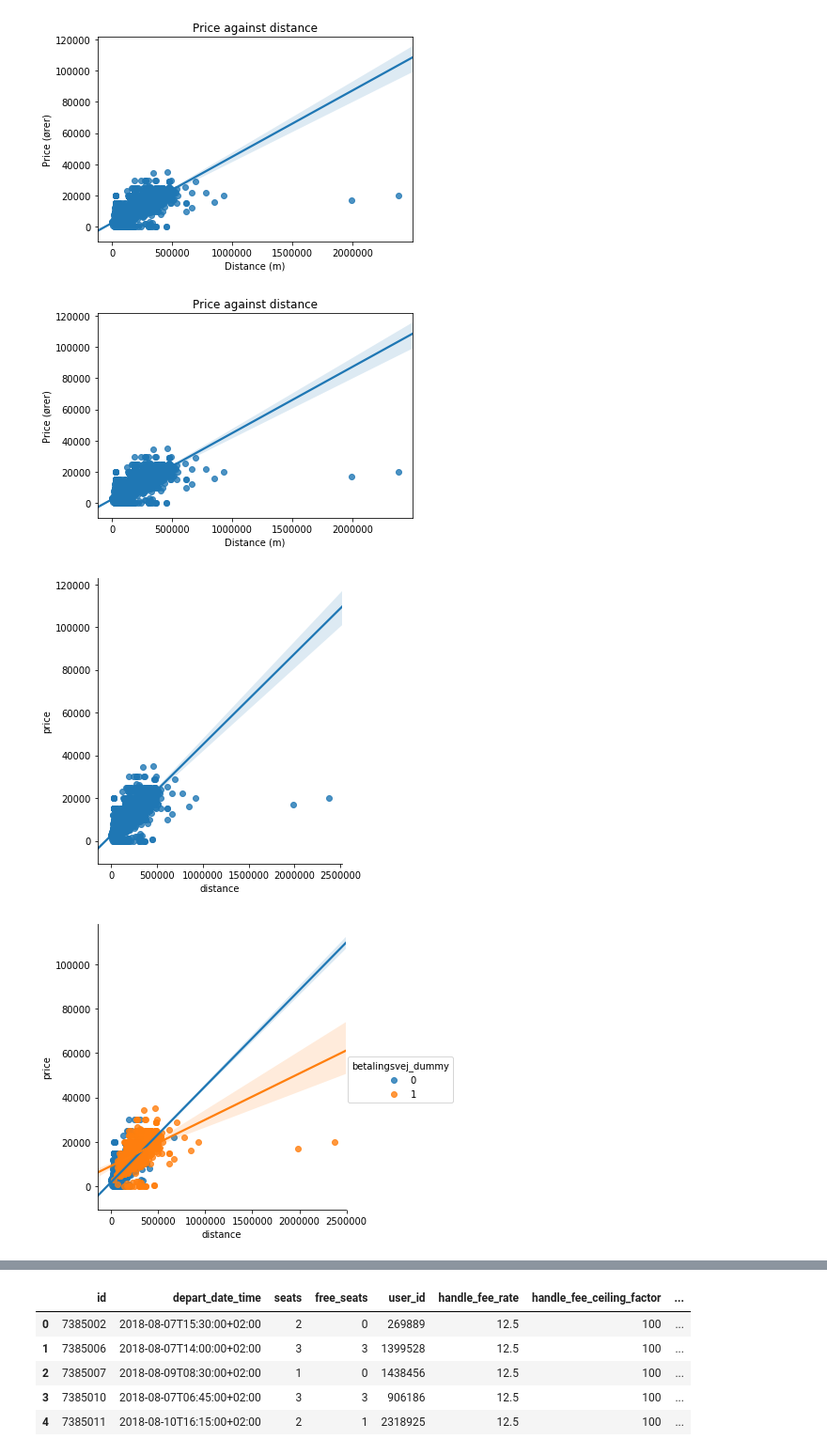
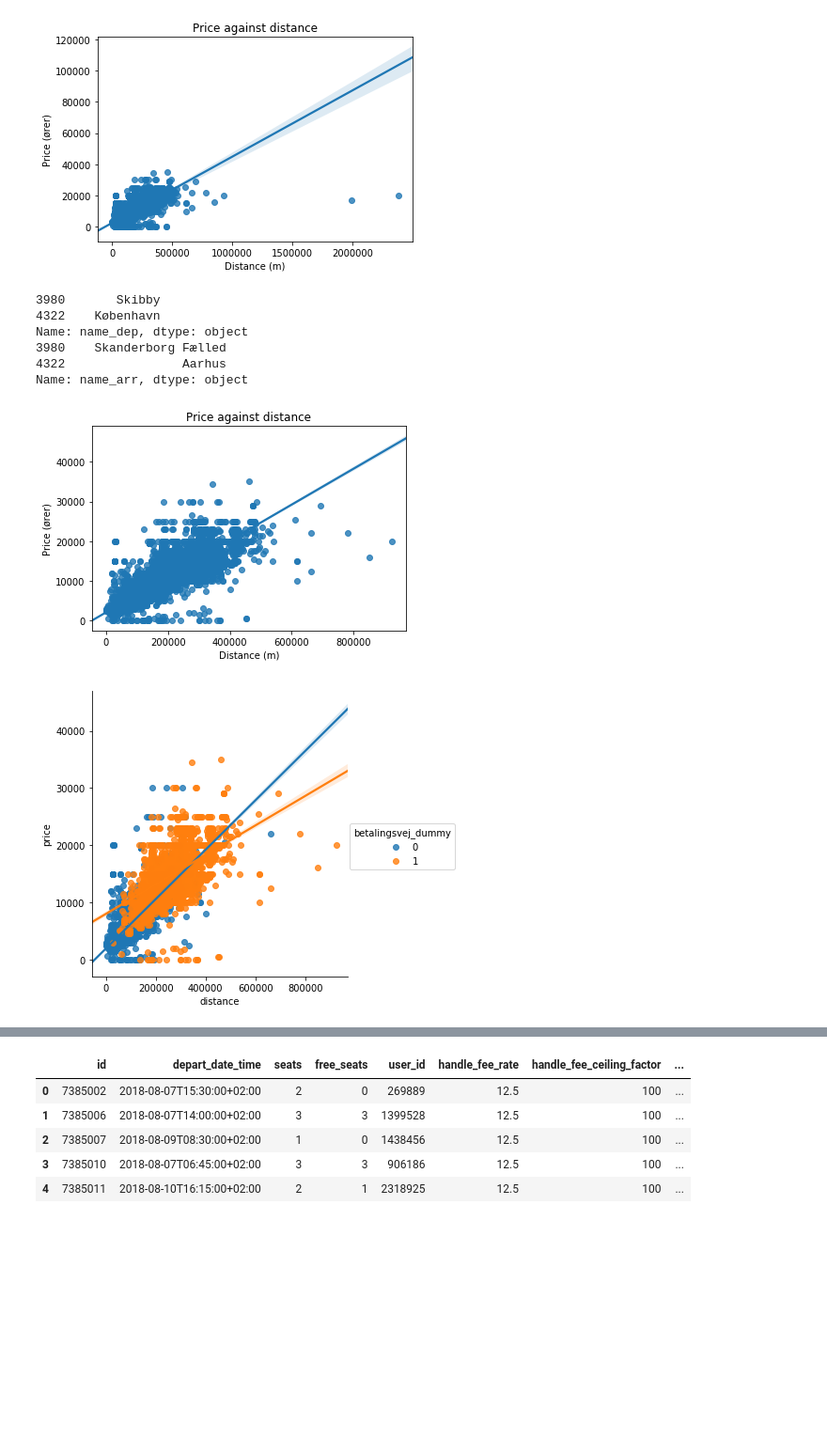
Before and after one commit to VictoriaHundevad/Social-Data-Science-Group-8, a Jupyter notebook: Plot code.ipynb, the cells around one changed output, grey strips where cells are left out. Shown at 94% size. Saved outputs shown, nothing was run; the diff lists cells and outputs as text; code cells hidden in the pictures; blank space fills up the shorter version.

```diff
--- a/Plot code.ipynb
+++ b/Plot code.ipynb
@@ -27,7 +27,14 @@ print(df[outlier]['name_dep'])
 print(df[outlier]['name_arr'])
 
 #drop outliers
-df = df.drop(df[df.outlier == True].index)
+df = df.drop(df[outlier == True].index)
+# %% [output]
+3980       Skibby
+4322    København
+Name: name_dep, dtype: object
+3980    Skanderborg Fælled
+4322                Aarhus
+Name: name_arr, dtype: object
 # %%
 #scatterplot uden outliers
 fig_no_outlier = sns.regplot(x=df['distance'], y=df['price'], scatter=True, fit_reg=True, order=1)
@@ -35,15 +42,16 @@ plt.xlabel('Distance (m)')
 plt.ylabel('Price (ører)')
 plt.title('Price against distance')
 plt.show()
+fig = fig_no_outlier.get_figure()
+fig.savefig("scatterplot_no_outliers.png")
 # %% [output]
-[figure, old version]
+[figure, new version]
 # %%
 #scatterplot opdelt på betalingsvej
-f = sns.lmplot(x='distance', y='price', data=df)
 g = sns.lmplot(x='distance', y='price', hue='betalingsvej_dummy', data=df)
+plt.savefig('scatterplot_betalingsvej.png')
 # %% [output]
-[figure, old version]
+[figure, new version]
-[figure, removed]
 # %%
 #Distance på ugedag
 sns.barplot(x='date_weekday', y='distance', data=df)
```
Also changed, not shown: parts of 15 cells of this notebook.
